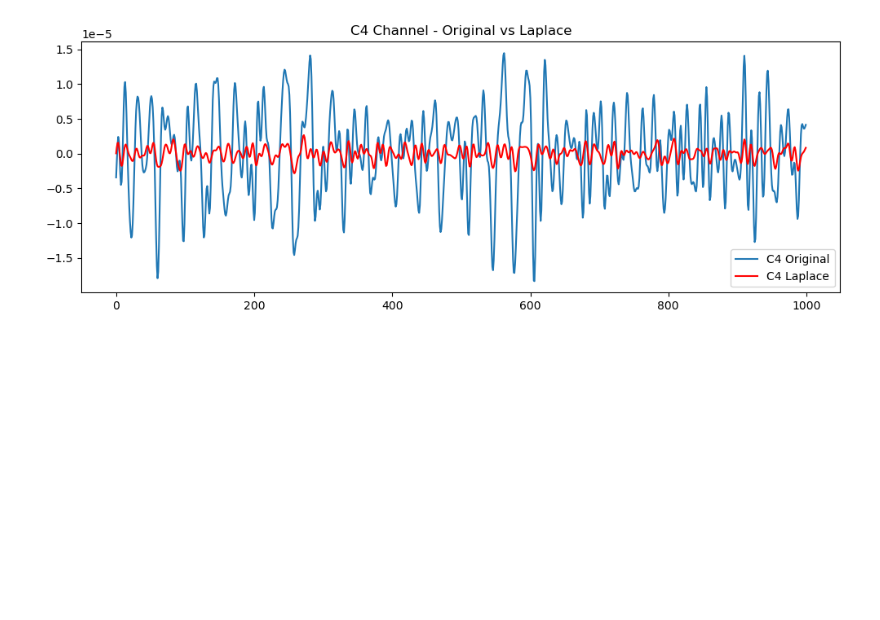
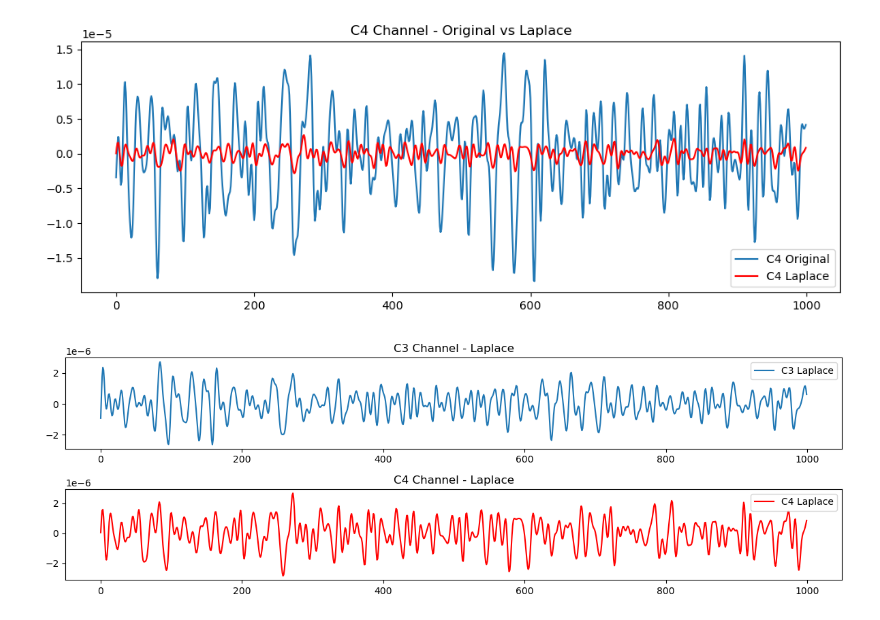
Before and after one commit to EnekoIsturitzSesma/Biosignal-ML-Analysis, a Jupyter notebook: notebooks/preprocess.ipynb, the cells around one changed output. Drawn from its saved outputs; the diff is of its cells as text; code cells hidden in the pictures; blank space fills up the shorter version.

```diff
--- a/notebooks/preprocess.ipynb
+++ b/notebooks/preprocess.ipynb
@@ -91,6 +95,18 @@ plt.legend()
 plt.show()
 # %% [output]
 [figure]
+# %%
+fig, axes = plt.subplots(2, 1, figsize=(12, 4))
+axes[0].plot(data_laplace[trial_idx][3], label='C3 Laplace')
+axes[1].plot(data_laplace[trial_idx][7], label='C4 Laplace', color='red')
+axes[0].set_title('C3 Channel - Laplace')
+axes[1].set_title('C4 Channel - Laplace')
+axes[0].legend()
+axes[1].legend()
+plt.tight_layout()
+plt.show()
+# %% [output]
+[figure, added]
 # %%
 data_agg = channel_aggregation(data['X'])
 
```
Also changed, not shown: parts of 16 cells of this notebook, 2 other files.
